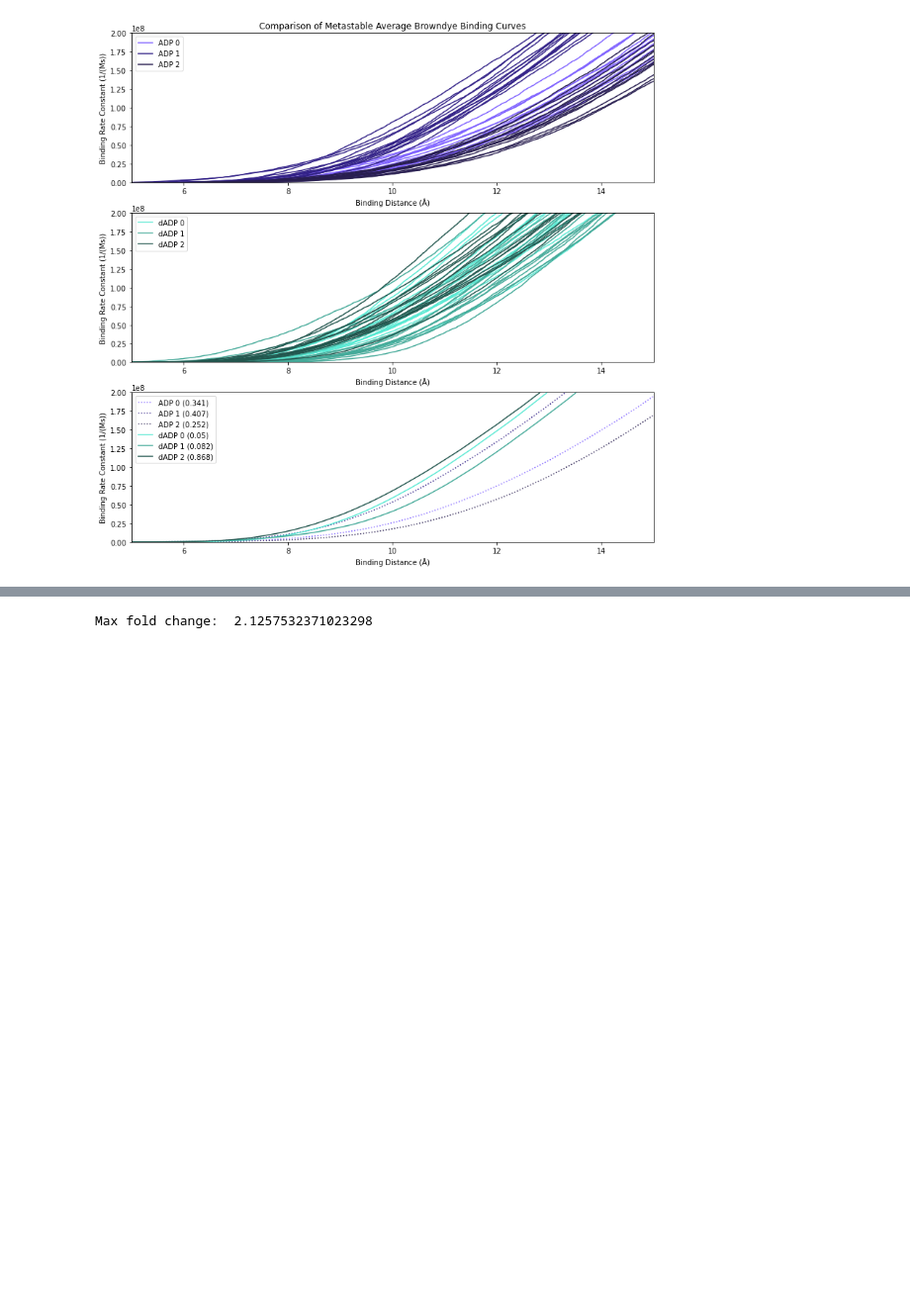
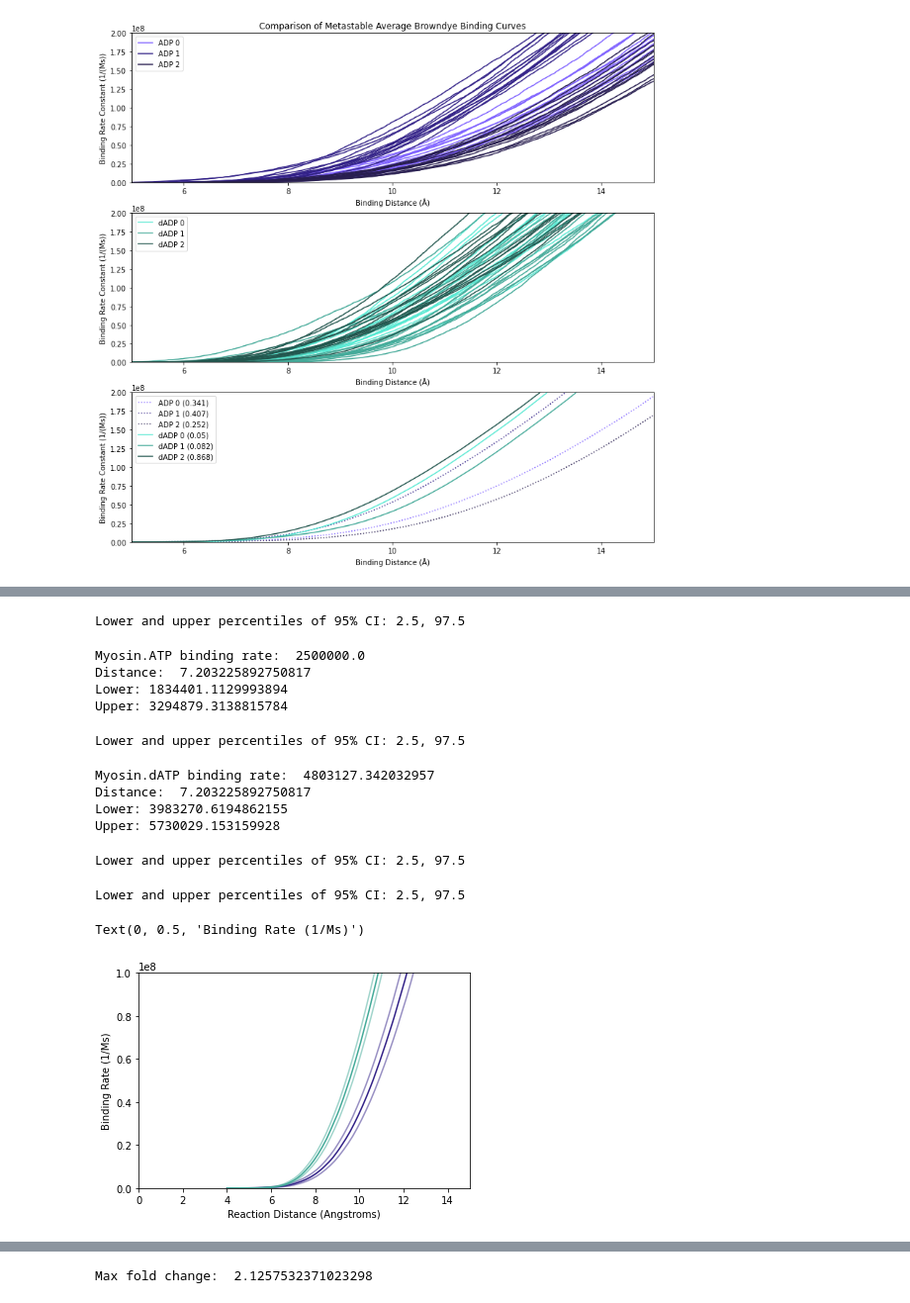
Before and after one commit to marcushock/dATP_multiscale_modeling, a Jupyter notebook: molecular_analysis/BD_Results_Analysis.ipynb, the cells around one changed output, grey strips where cells are left out. Shown at 99% size. Cells and saved outputs as stored; diff of their text form; code cells hidden in the pictures; blank space fills up the shorter version.

```diff
--- a/molecular_analysis/BD_Results_Analysis.ipynb
+++ b/molecular_analysis/BD_Results_Analysis.ipynb
@@ -209,0 +411,73 @@ Text(0.5, 1.0, 'Comparison of Metastable Average Browndye Binding Curves')
+# %%
+# Estimate the confidence intervals at the specified reaction distance 7.20
+
+distance, lower_bound, upper_bound = bootstrap_CI([ADP_0, ADP_1, ADP_2],
+    ADP_stationary_dist,
+    exp_distance,exp_distance,1,  95, 500000)
+
+print("Myosin.ATP binding rate: ", 2.5e6)
+print("Distance: ",distance[0])
+print("Lower:", lower_bound[0])
+print("Upper:", upper_bound[0])
+# %% [output]
+Lower and upper percentiles of 95% CI: 2.5, 97.5
+Myosin.ATP binding rate:  2500000.0
+Distance:  7.203225892750817
+Lower: 1834401.1129993894
+Upper: 3294879.3138815784
+# %%
+# Estimate the confidence intervals at the specified reaction distance 7.20
+
+distance, lower_bound, upper_bound = bootstrap_CI([dADP_0, dADP_1, dADP_2],
+    dADP_stationary_dist,
+    exp_distance,exp_distance,1,  95, 500000)
+
+print("Myosin.dATP binding rate: ", dADP_rate)
+print("Distance: ",distance[0])
+print("Lower:", lower_bound[0])
+print("Upper:", upper_bound[0])
+# %% [output]
+Lower and upper percentiles of 95% CI: 2.5, 97.5
+Myosin.dATP binding rate:  4803127.342032957
+Distance:  7.203225892750817
+Lower: 3983270.6194862155
+Upper: 5730029.153159928
+# %%
+# Estiamte the confidence interval over a range of reaction distance criteria
+# from 5 A to 15 A
+
+x_range, lower_ADP, upper_ADP = bootstrap_CI([ADP_0, ADP_1, ADP_2],
+                                             ADP_stationary_dist,
+                                             5,15,50,  95, 50000)
+# %% [output]
+Lower and upper percentiles of 95% CI: 2.5, 97.5
+# %%
+# Estiamte the confidence interval over a range of reaction distance criteria
+# from 5 A to 15 A
+
+x_range, lower_dADP, upper_dADP = bootstrap_CI([dADP_0, dADP_1, dADP_2],
+                                             dADP_stationary_dist,
+                                             5,15,50,  95, 50000)
+# %% [output]
+Lower and upper percentiles of 95% CI: 2.5, 97.5
+# %%
+# Plot the confidence invervals vs reaction binding distance
+# for ATP and dATP bound myosin
+
+plt.plot(x_range, lower_ADP, c = colors[0], alpha = 0.5)
+plt.plot(x_range, upper_ADP, c = colors[0], alpha = 0.5)
+plt.plot(ADP_0.distance_range, ADP_averaged, label = 'ATP Binding Curve', c= colors[0])
+plt.xlim(0,15)
+plt.ylim(0,1e8)
+
+plt.plot(x_range, lower_dADP, c = colors[1], alpha = 0.5)
+plt.plot(x_range, upper_dADP, c = colors[1], alpha = 0.5)
+plt.plot(dADP_0.distance_range, dADP_averaged, label = 'dATP Binding Curve', c= colors[1])
+plt.xlim(0,15)
+plt.ylim(0,1e8)
+
+plt.xlabel('Reaction Distance (Angstroms)')
+plt.ylabel('Binding Rate (1/Ms)')
+# %% [output]
+Text(0, 0.5, 'Binding Rate (1/Ms)')
+[figure, added]
```
Also changed, not shown: parts of 158 cells of this notebook, 1 other file.
